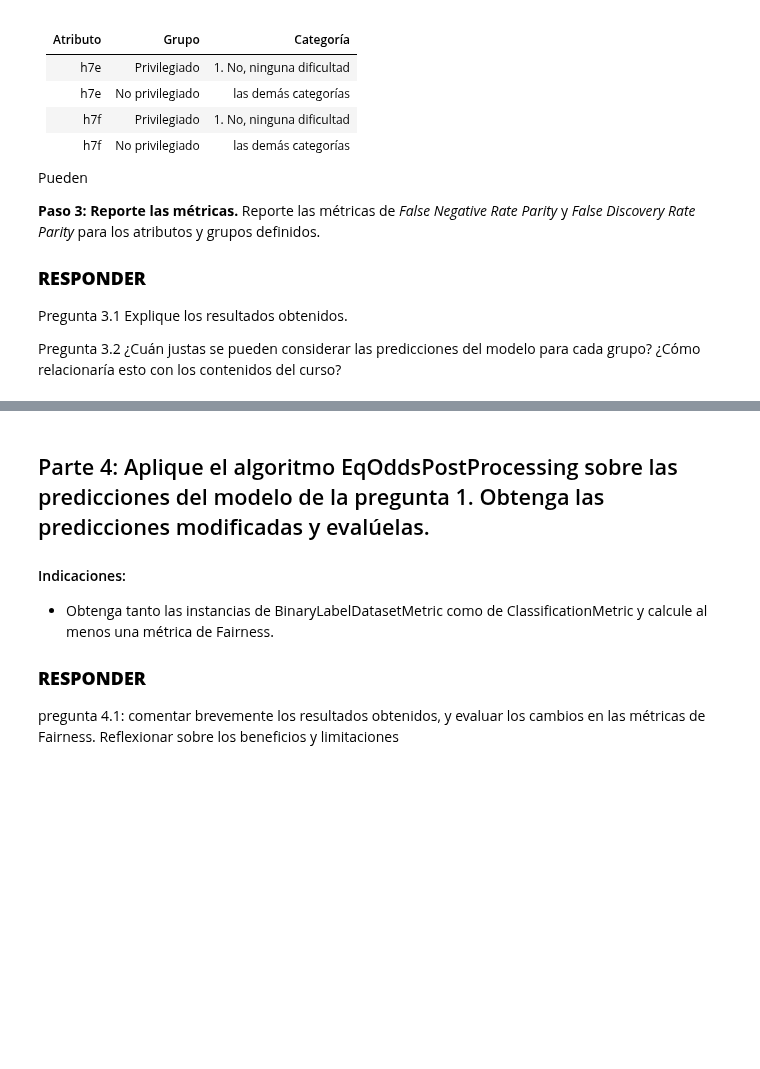
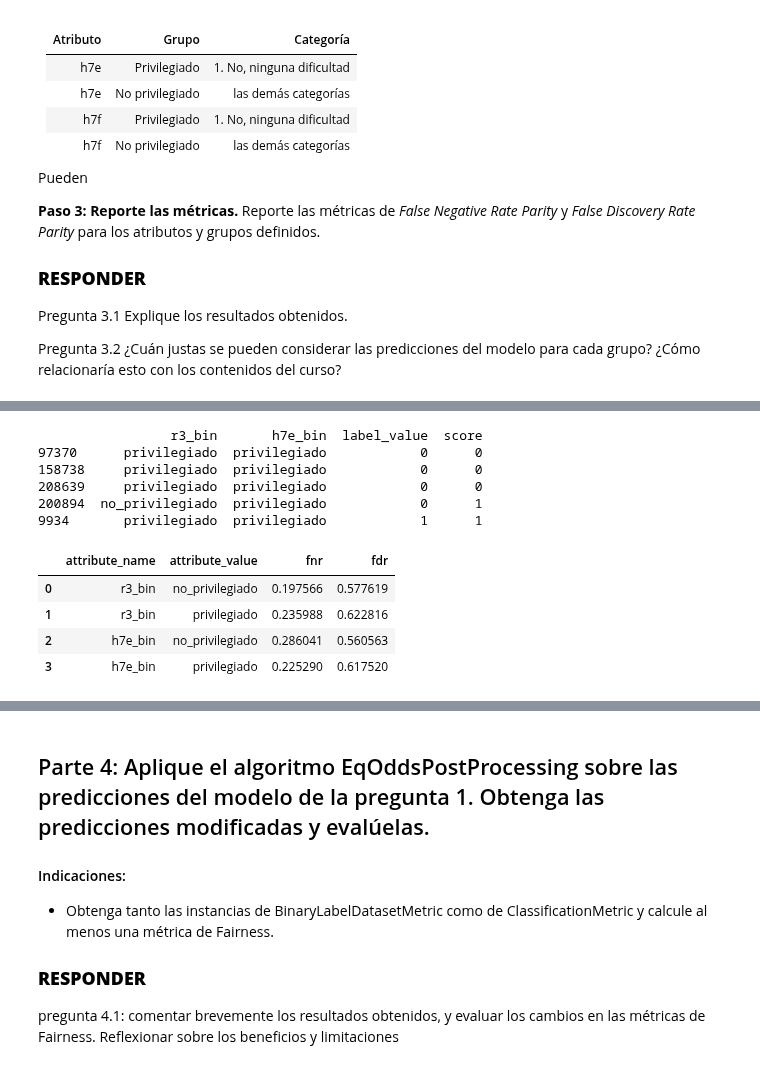
Before and after one commit to Mxrtmlk/Talleres-tica, a Jupyter notebook: TallerSumativo_2_Casen (1).ipynb, the cells around one changed output, grey strips where cells are left out. Cells and saved outputs as stored; diff of their text form; code cells hidden in the pictures; blank space fills up the shorter version.

```diff
--- a/TallerSumativo_2_Casen (1).ipynb
+++ b/TallerSumativo_2_Casen (1).ipynb
@@ -324,0 +346,6 @@ Pregunta 3.2 ¿Cuán justas se pueden considerar las predicciones del modelo par
+# %%
+X_train, X_test, y_train, y_test = train_test_split(X, y, test_size=0.2, random_state=42, stratify=y)
+df_test = X_test.copy()
+
+df_test["label_value"] = y_test.values
+df_test["score"] = prediccion_y
@@ -324,0 +362,16 @@ Pregunta 3.2 ¿Cuán justas se pueden considerar las predicciones del modelo par
+# %%
+df_aequitas = df_test[[
+    "r3_bin",
+    "h7e_bin",
+    "label_value",
+    "score"
+]].copy()
+
+print(df_aequitas.head())
+# %% [output]
+                 r3_bin       h7e_bin  label_value  score
+97370      privilegiado  privilegiado            0      0
+158738     privilegiado  privilegiado            0      0
+208639     privilegiado  privilegiado            0      0
+200894  no_privilegiado  privilegiado            0      1
+9934       privilegiado  privilegiado            1      1
@@ -324,0 +386,16 @@ Pregunta 3.2 ¿Cuán justas se pueden considerar las predicciones del modelo par
+# %%
+#metricas por grupo
+metricas = group_metrics[[
+    "attribute_name",
+    "attribute_value",
+    "fnr",
+    "fdr"
+]]
+
+display(metricas)
+# %% [output]
+|  | attribute_name | attribute_value | fnr | fdr |
+| 0 | r3_bin | no_privilegiado | 0.197566 | 0.577619 |
+| 1 | r3_bin | privilegiado | 0.235988 | 0.622816 |
+| 2 | h7e_bin | no_privilegiado | 0.286041 | 0.560563 |
+| 3 | h7e_bin | privilegiado | 0.225290 | 0.617520 |
```
Also changed, not shown: parts of 11 cells of this notebook.
